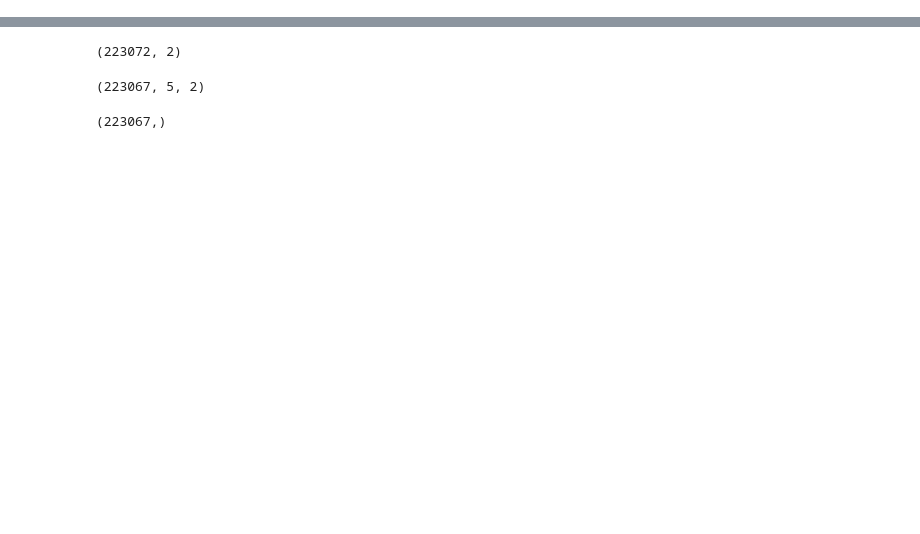
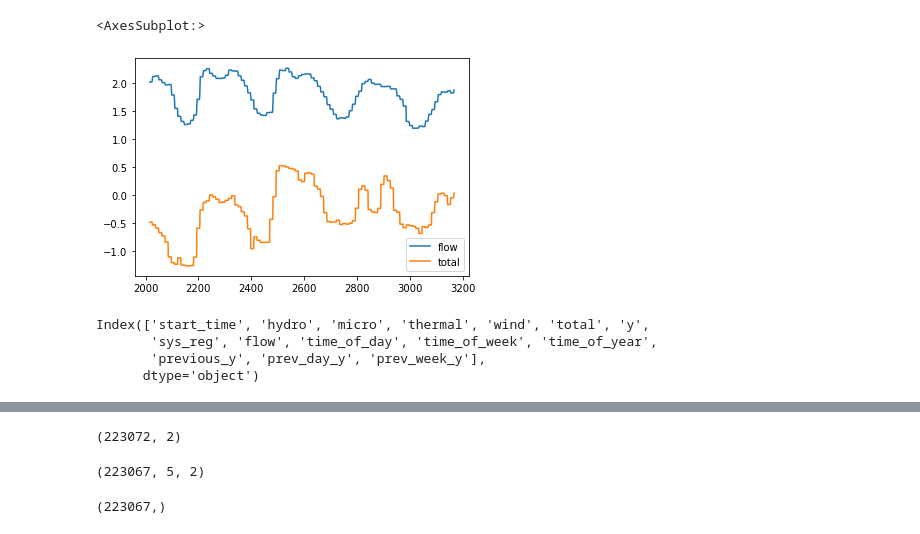
Before and after one commit to TechedLemur/IT3030, a Jupyter notebook: project3/test.ipynb, the cells around one changed output, grey strips where cells are left out. Cells and saved outputs as stored; diff of their text form; code cells hidden in the pictures; blank space fills up the shorter version.

```diff
--- a/project3/test.ipynb
+++ b/project3/test.ipynb
@@ -10,4 +10,5 @@ import pandas as pd
 import seaborn as sns
 from pipeline import Pipeline
 # %%
-df = pd.read_csv("./data/train.csv")
+df_train = pd.read_csv("./data/train.csv")
+df_valid = pd.read_csv("./data/valid.csv")
@@ -17,0 +15,8 @@ no_features = 1
+# %%
+df_train, train_scale = Pipeline.process(data=df_train)
+df_valid, valid_scale = Pipeline.process(data=df_valid)
+# %%
+df_train[["flow", "total"]].iloc[: 12 * 24 * 4].plot()
+# %% [output]
+<AxesSubplot:>
+[figure, added]
@@ -17,0 +26,7 @@ no_features = 1
+# %%
+df_train.columns
+# %% [output]
+Index(['start_time', 'hydro', 'micro', 'thermal', 'wind', 'total', 'y',
+       'sys_reg', 'flow', 'time_of_day', 'time_of_week', 'time_of_year',
+       'previous_y', 'prev_day_y', 'prev_week_y'],
+      dtype='object')
```
Also changed, not shown: parts of 20 cells of this notebook, 4 other files.
